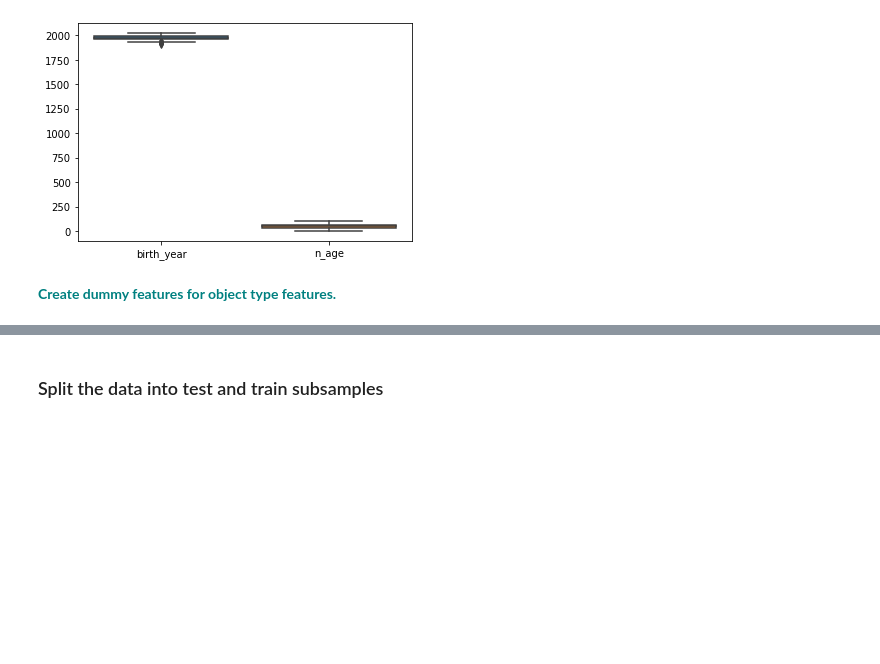
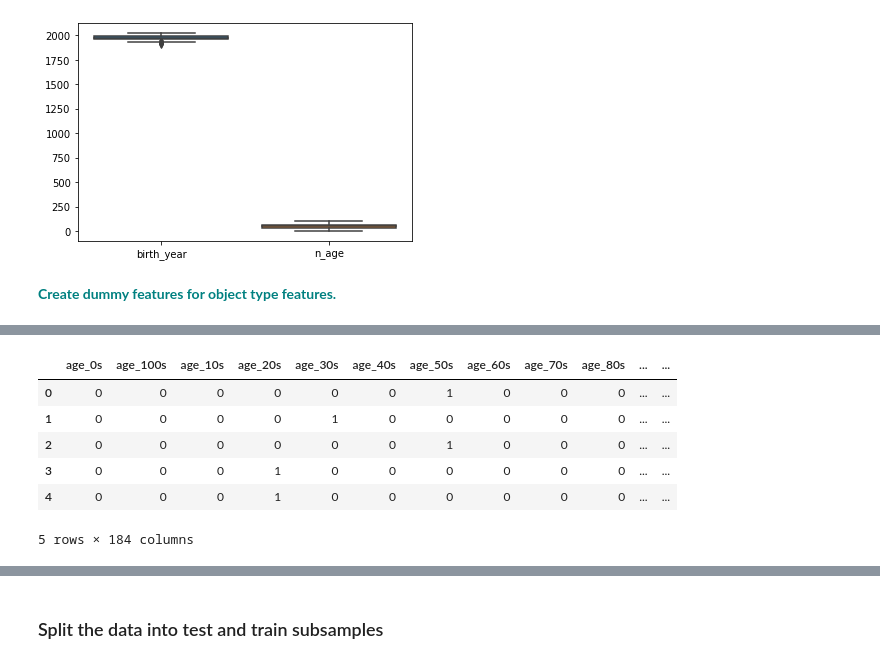
Before and after one commit to Aakash-Shah20/Springboard-Projects, a Jupyter notebook: Random Forest Covid Case Study/RandomForest_casestudy_covid19.ipynb, the cells around one changed output, grey strips where cells are left out. Drawn from its saved outputs; the diff is of its cells as text; code cells hidden in the pictures; blank space fills up the shorter version.

```diff
--- a/Random Forest Covid Case Study/RandomForest_casestudy_covid19.ipynb
+++ b/Random Forest Covid Case Study/RandomForest_casestudy_covid19.ipynb
@@ -349,0 +350,13 @@ df_orgin.head()
+# %%
+dummy = df[['age','sex', 'country','province', 'city', 'infection_case']]
+
+obj_dummy = pd.get_dummies(dummy)
+obj_dummy.head()
+# %% [output]
+|  | age_0s | age_100s | age_10s | age_20s | age_30s | age_40s | age_50s | age_60s | age_70s | age_80s | ... | ... |
+| 0 | 0 | 0 | 0 | 0 | 0 | 0 | 1 | 0 | 0 | 0 | ... | ... |
+| 1 | 0 | 0 | 0 | 0 | 1 | 0 | 0 | 0 | 0 | 0 | ... | ... |
+| 2 | 0 | 0 | 0 | 0 | 0 | 0 | 1 | 0 | 0 | 0 | ... | ... |
+| 3 | 0 | 0 | 0 | 1 | 0 | 0 | 0 | 0 | 0 | 0 | ... | ... |
+| 4 | 0 | 0 | 0 | 1 | 0 | 0 | 0 | 0 | 0 | 0 | ... | ... |
+5 rows × 184 columns
```
Also changed, not shown: parts of 15 cells of this notebook, 1 other file.
